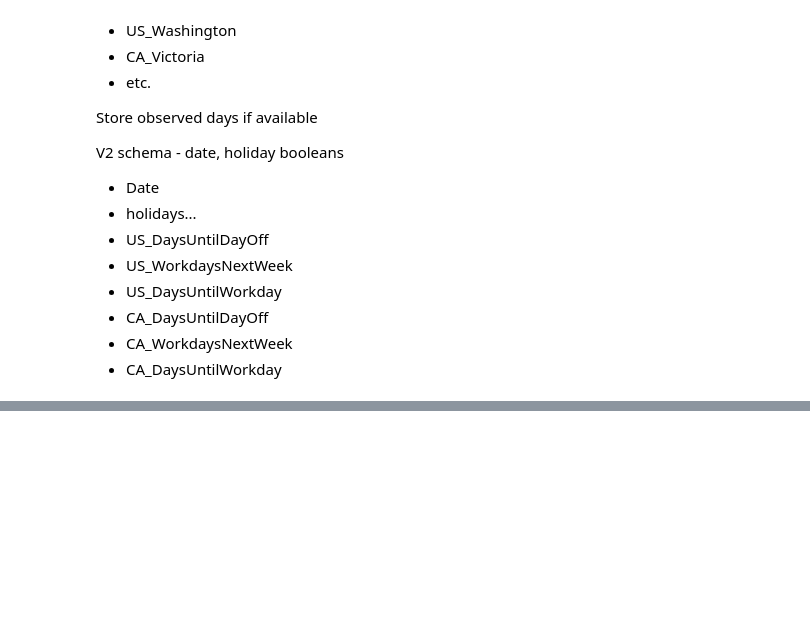
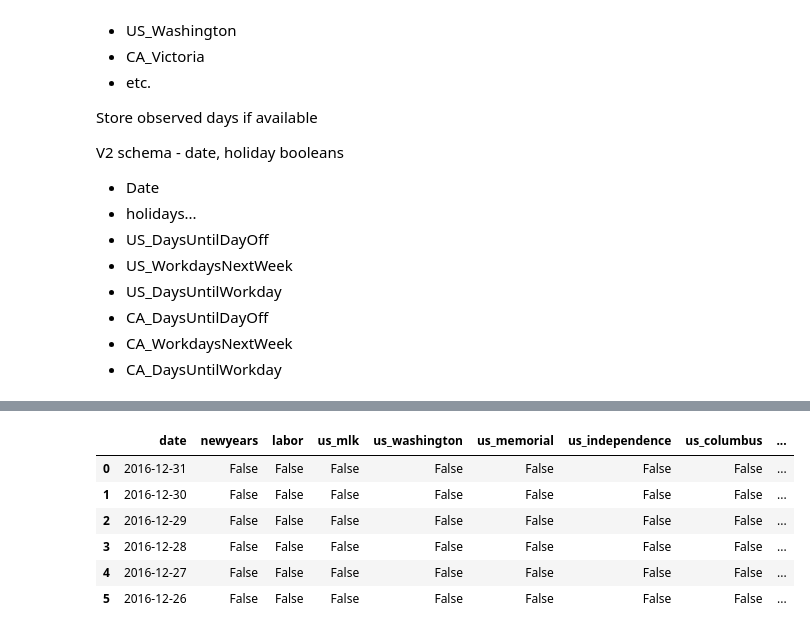
Before and after one commit to jngseattle/BorderCrossing, a Jupyter notebook: code/Sandbox-calendar.ipynb, the cells around one changed output, grey strips where cells are left out. Drawn from its saved outputs; the diff is of its cells as text; code cells hidden in the pictures; blank space fills up the shorter version.

```diff
--- a/code/Sandbox-calendar.ipynb
+++ b/code/Sandbox-calendar.ipynb
@@ -74,0 +91,10 @@ V2 schema - date, holiday booleans
+# %%
+df.head(6)
+# %% [output]
+|  | date | newyears | labor | us_mlk | us_washington | us_memorial | us_independence | us_columbus | ... |
+| 0 | 2016-12-31 | False | False | False | False | False | False | False | ... |
+| 1 | 2016-12-30 | False | False | False | False | False | False | False | ... |
+| 2 | 2016-12-29 | False | False | False | False | False | False | False | ... |
+| 3 | 2016-12-28 | False | False | False | False | False | False | False | ... |
+| 4 | 2016-12-27 | False | False | False | False | False | False | False | ... |
+| 5 | 2016-12-26 | False | False | False | False | False | False | False | ... |
```
Also changed, not shown: parts of 16 cells of this notebook, 6 other files.
